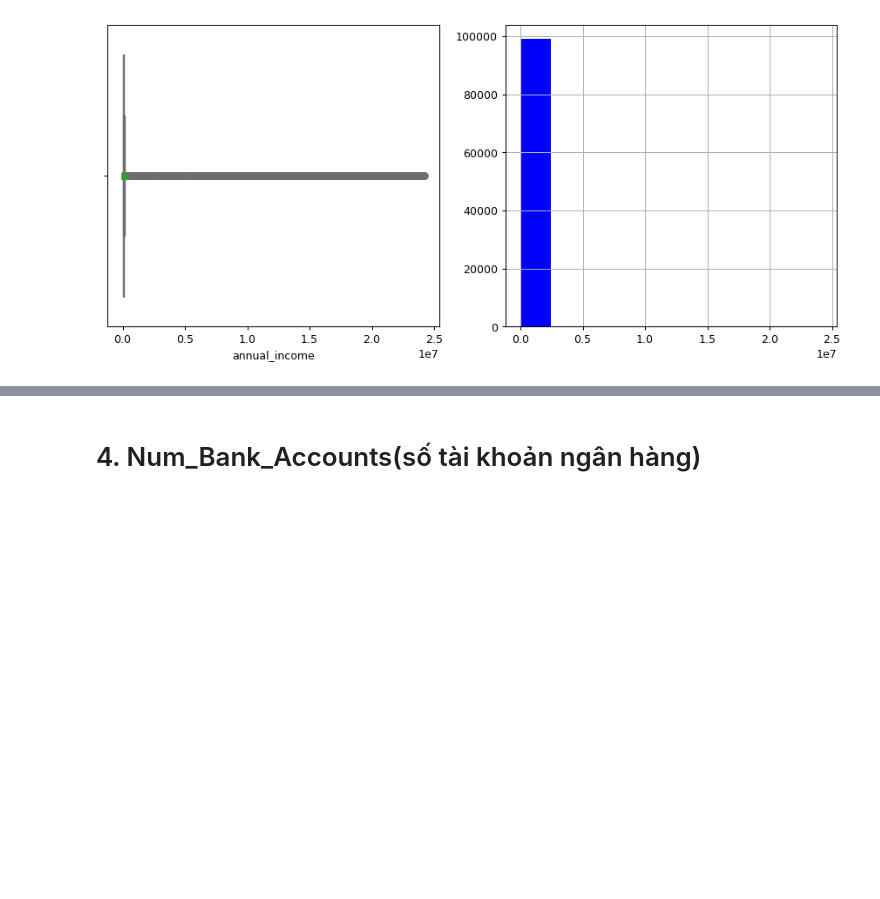
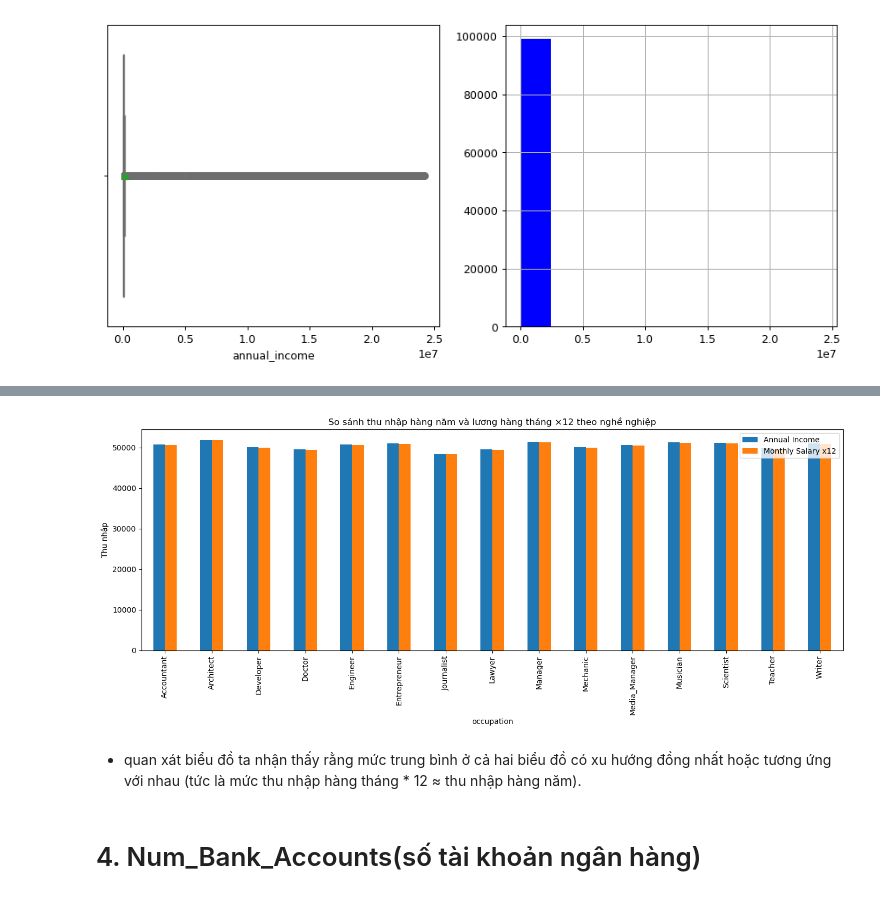
Before and after one commit to gilchea/credit_score_team2_k45, a Jupyter notebook: report.ipynb, the cells around one changed output, grey strips where cells are left out. Drawn from its saved outputs; the diff is of its cells as text; code cells hidden in the pictures; blank space fills up the shorter version.

```diff
--- a/report.ipynb
+++ b/report.ipynb
@@ -1231,3 +1333,25 @@ plt.show()
+# %%
+# Tính trung bình cho mỗi nghề
+mean_salary = df3.groupby("occupation")["monthly_inhand_salary"].mean() * 12
+mean_annual = df3.groupby("occupation")["annual_income"].mean()
+
+# Tạo DataFrame mới để vẽ song song
+summary_df = pd.DataFrame({
+    "Annual Income": mean_annual,
+    "Monthly Salary x12": mean_salary
+}).reset_index()
+
+# Vẽ biểu đồ
+summary_df.plot(x="occupation", kind="bar", figsize=(14, 6))
+plt.title("So sánh thu nhập hàng năm và lương hàng tháng ×12 theo nghề nghiệp")
+plt.ylabel("Thu nhập")
+plt.xticks(rotation=90)
+plt.tight_layout()
+plt.show()
+# %% [output]
+[figure, added]
+# %% [markdown]
+- quan xát biểu đồ ta nhận thấy rằng mức trung bình ở cả hai biểu đồ có xu hướng đồng nhất hoặc tương ứng với nhau (tức là mức thu nhập hàng tháng * 12 ≈ thu nhập hàng năm).
 # %% [markdown]
 # 4. Num_Bank_Accounts(số tài khoản ngân hàng)
 # %%
```
Also changed, not shown: parts of 21 cells of this notebook.
